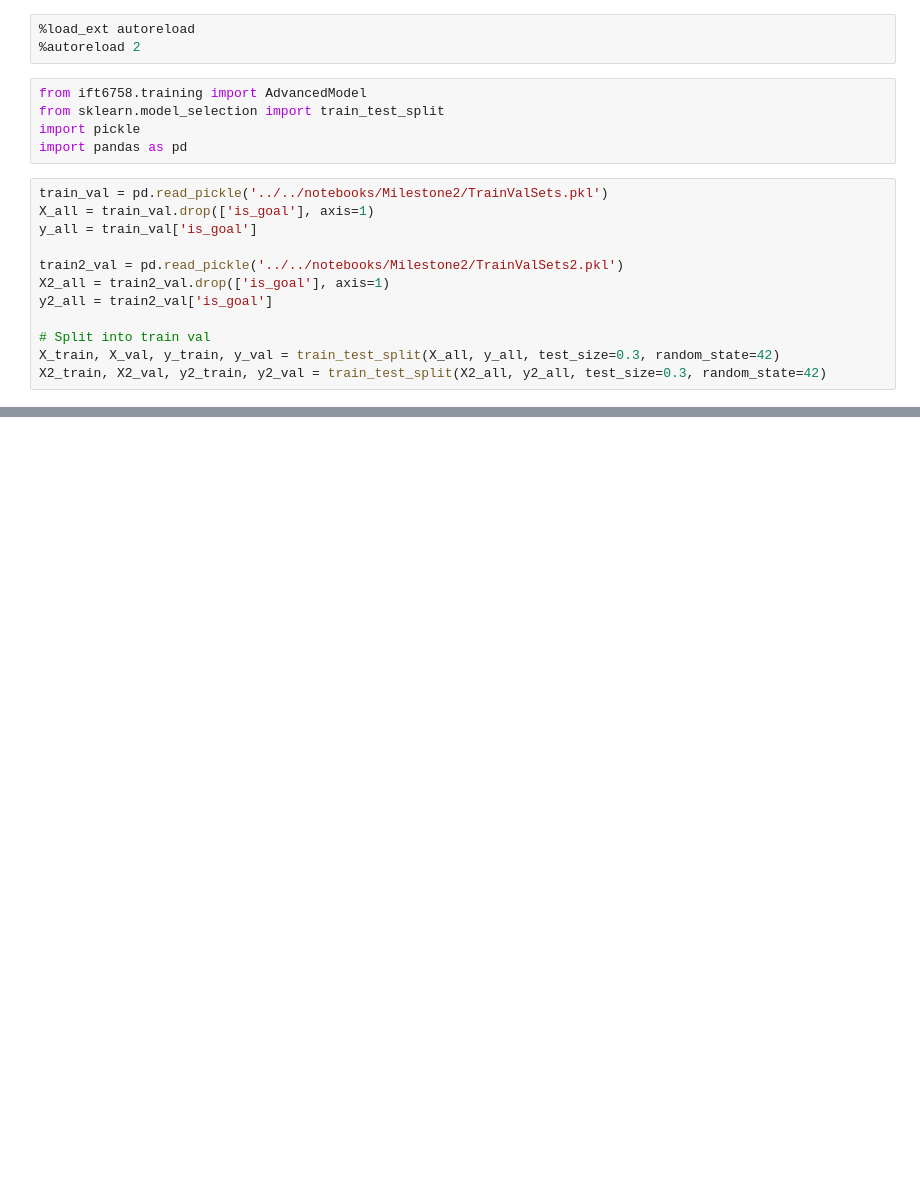
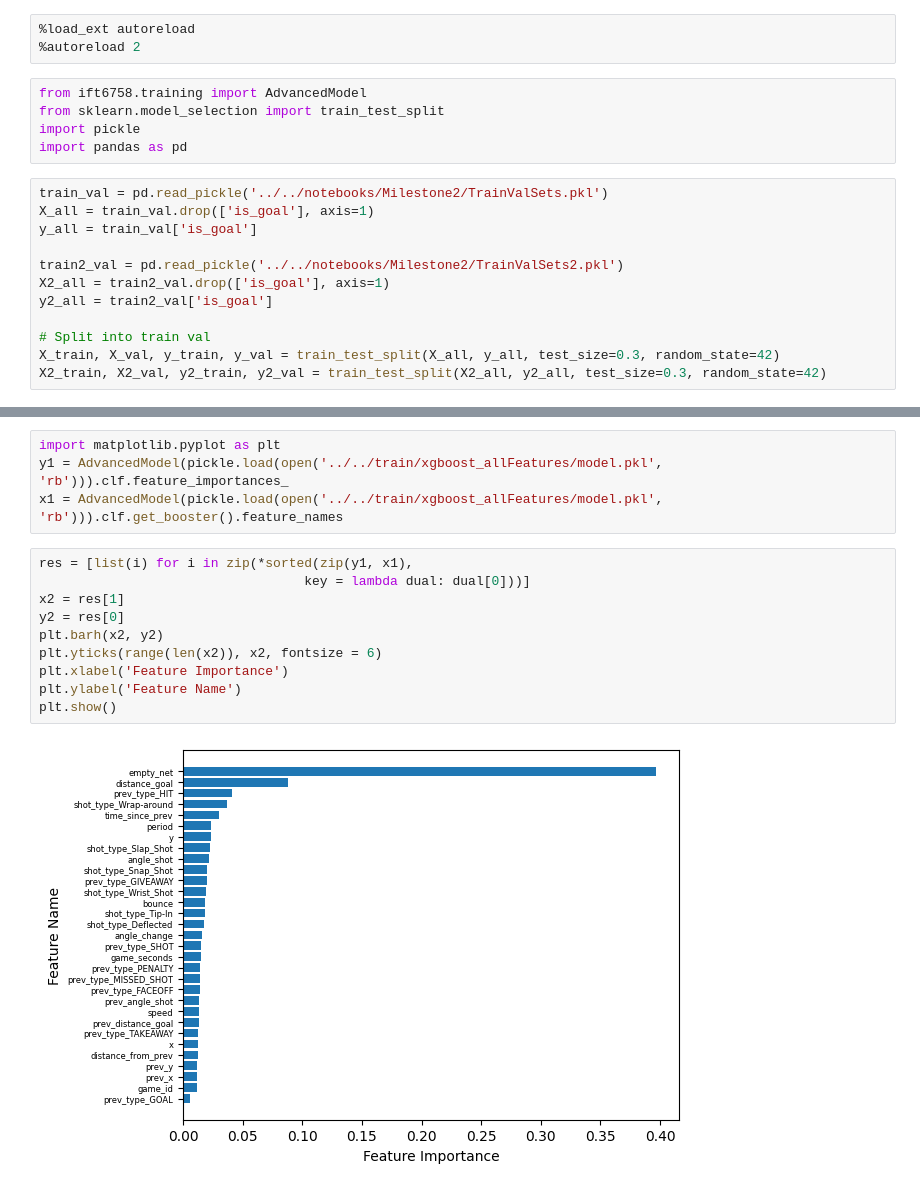
Before and after one commit to Jay-D13/IFT6758-A5-NHL, a Jupyter notebook: notebooks/Milestone2/5 - Advanced models.ipynb, the cells around one changed output, grey strips where cells are left out. Saved outputs shown, nothing was run; the diff lists cells and outputs as text; blank space fills up the shorter version.

Commit message:
new graphing on feature importance and hps
new graphs

```diff
--- a/notebooks/Milestone2/5 - Advanced models.ipynb
+++ b/notebooks/Milestone2/5 - Advanced models.ipynb
@@ -37,0 +36,16 @@ AdvancedModel(pickle.load(open('../../train/xgboost_allFeatures/model.pkl', 'rb'
+# %%
+import matplotlib.pyplot as plt
+y1 = AdvancedModel(pickle.load(open('../../train/xgboost_allFeatures/model.pkl', 'rb'))).clf.feature_importances_
+x1 = AdvancedModel(pickle.load(open('../../train/xgboost_allFeatures/model.pkl', 'rb'))).clf.get_booster().feature_names
+# %%
+res = [list(i) for i in zip(*sorted(zip(y1, x1),
+                                  key = lambda dual: dual[0]))]
+x2 = res[1]
+y2 = res[0]
+plt.barh(x2, y2)
+plt.yticks(range(len(x2)), x2, fontsize = 6)
+plt.xlabel('Feature Importance')
+plt.ylabel('Feature Name')
+plt.show()
+# %% [output]
+[figure, added]
```
Also changed, not shown: parts of 3 cells of this notebook, 5 other files.
